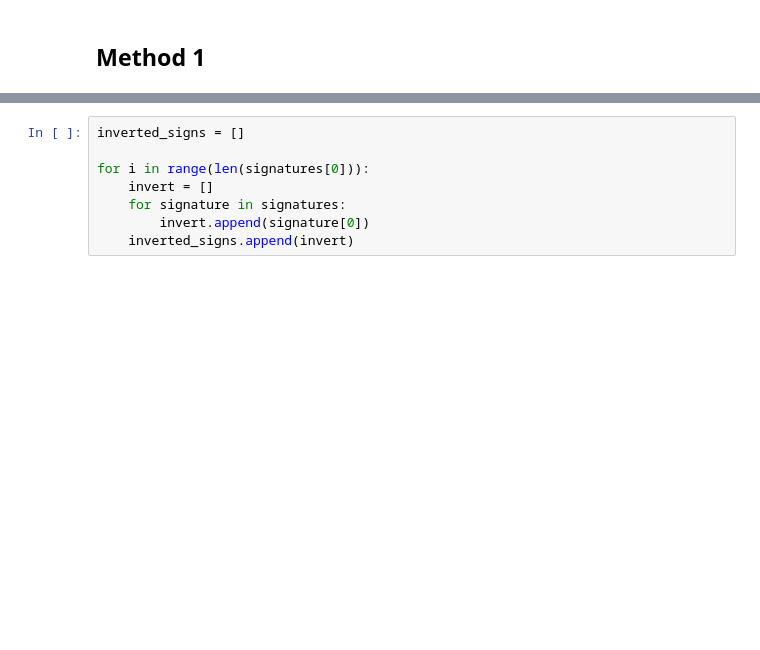
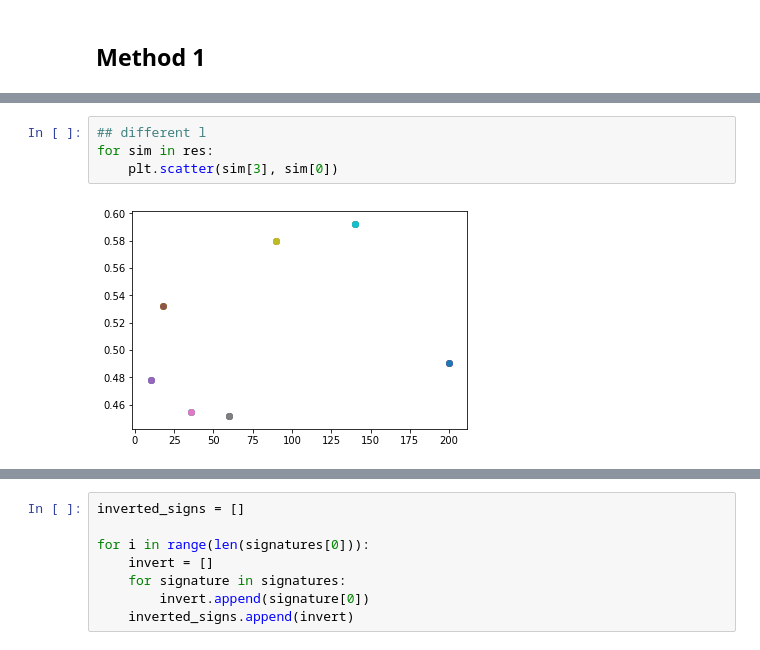
Before and after one commit to KadjelRamkisoen/LSH_PlagiarismDetection, a Jupyter notebook: LSH.ipynb, the cells around one changed output, grey strips where cells are left out. Saved outputs shown, nothing was run; the diff lists cells and outputs as text; blank space fills up the shorter version.

```diff
--- a/LSH.ipynb
+++ b/LSH.ipynb
@@ -177,0 +331,6 @@ class LSH:
+# %%
+## different l
+for sim in res:
+    plt.scatter(sim[3], sim[0])
+# %% [output]
+[figure, added]
```
Also changed, not shown: parts of 26 cells of this notebook, 1 other file.
